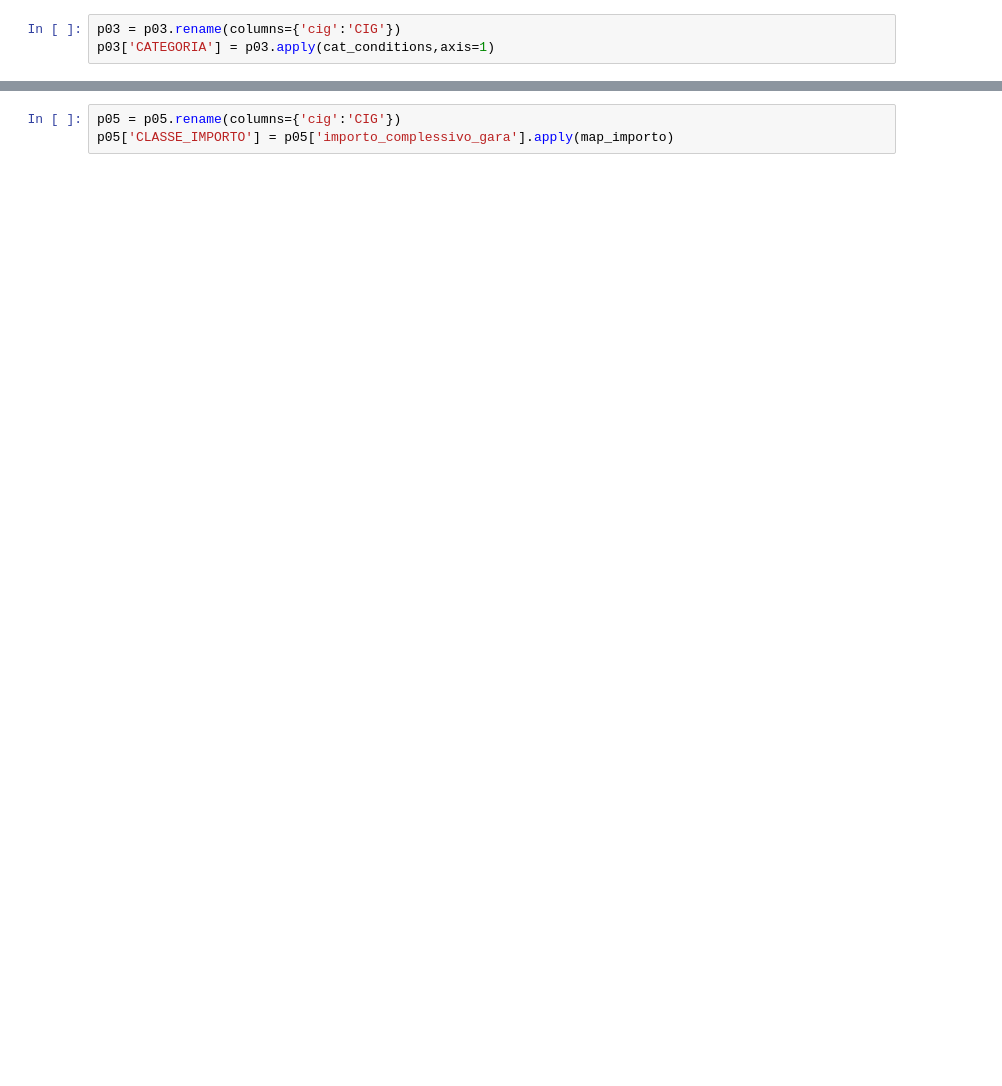
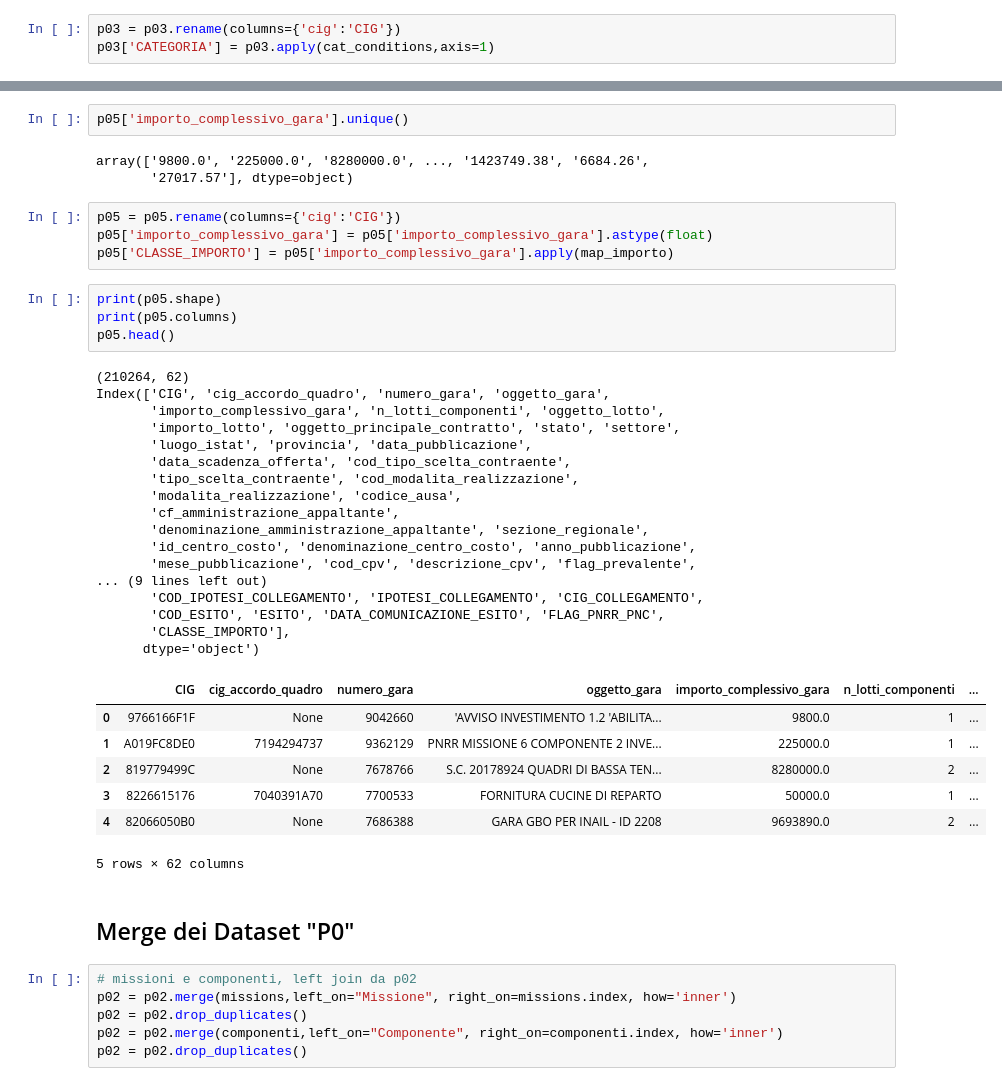
Before and after one commit to PeriodThinkTank/data-prep-pnrr, a Jupyter notebook: create_master_table.ipynb, the cells around one changed output, grey strips where cells are left out. Cells and saved outputs as stored; diff of their text form; blank space fills up the shorter version.

```diff
--- a/create_master_table.ipynb
+++ b/create_master_table.ipynb
@@ -61,3 +96,46 @@ p04 = p04.rename(columns={'cig':'CIG'})
+# %%
+p05['importo_complessivo_gara'].unique()
+# %% [output]
+array(['9800.0', '225000.0', '8280000.0', ..., '1423749.38', '6684.26',
+       '27017.57'], dtype=object)
 # %%
 p05 = p05.rename(columns={'cig':'CIG'})
+p05['importo_complessivo_gara'] = p05['importo_complessivo_gara'].astype(float)
 p05['CLASSE_IMPORTO'] = p05['importo_complessivo_gara'].apply(map_importo)
+# %%
+print(p05.shape)
+print(p05.columns)
+p05.head()
+# %% [output]
+(210264, 62)
+Index(['CIG', 'cig_accordo_quadro', 'numero_gara', 'oggetto_gara',
+       'importo_complessivo_gara', 'n_lotti_componenti', 'oggetto_lotto',
+       'importo_lotto', 'oggetto_principale_contratto', 'stato', 'settore',
+       'luogo_istat', 'provincia', 'data_pubblicazione',
+       'data_scadenza_offerta', 'cod_tipo_scelta_contraente',
+       'tipo_scelta_contraente', 'cod_modalita_realizzazione',
+       'modalita_realizzazione', 'codice_ausa',
+       'cf_amministrazione_appaltante',
+       'denominazione_amministrazione_appaltante', 'sezione_regionale',
+       'id_centro_costo', 'denominazione_centro_costo', 'anno_pubblicazione',
+       'mese_pubblicazione', 'cod_cpv', 'descrizione_cpv', 'flag_prevalente',
+... (9 lines left out)
+       'COD_IPOTESI_COLLEGAMENTO', 'IPOTESI_COLLEGAMENTO', 'CIG_COLLEGAMENTO',
+       'COD_ESITO', 'ESITO', 'DATA_COMUNICAZIONE_ESITO', 'FLAG_PNRR_PNC',
+       'CLASSE_IMPORTO'],
+      dtype='object')
+|  | CIG | cig_accordo_quadro | numero_gara | oggetto_gara | importo_complessivo_gara | n_lotti_componenti | ... |
+| 0 | 9766166F1F | None | 9042660 | 'AVVISO INVESTIMENTO 1.2 'ABILITA... | 9800.0 | 1 | ... |
+| 1 | A019FC8DE0 | 7194294737 | 9362129 | PNRR MISSIONE 6 COMPONENTE 2 INVE... | 225000.0 | 1 | ... |
+| 2 | 819779499C | None | 7678766 | S.C. 20178924 QUADRI DI BASSA TEN... | 8280000.0 | 2 | ... |
+| 3 | 8226615176 | 7040391A70 | 7700533 | FORNITURA CUCINE DI REPARTO | 50000.0 | 1 | ... |
+| 4 | 82066050B0 | None | 7686388 | GARA GBO PER INAIL - ID 2208 | 9693890.0 | 2 | ... |
+5 rows × 62 columns
+# %% [markdown]
+## Merge dei Dataset "P0"
+# %%
+# missioni e componenti, left join da p02
+p02 = p02.merge(missions,left_on="Missione", right_on=missions.index, how='inner')
+p02 = p02.drop_duplicates()
+p02 = p02.merge(componenti,left_on="Componente", right_on=componenti.index, how='inner')
+p02 = p02.drop_duplicates()
```
Also changed, not shown: parts of 18 cells of this notebook, 2 other files.
